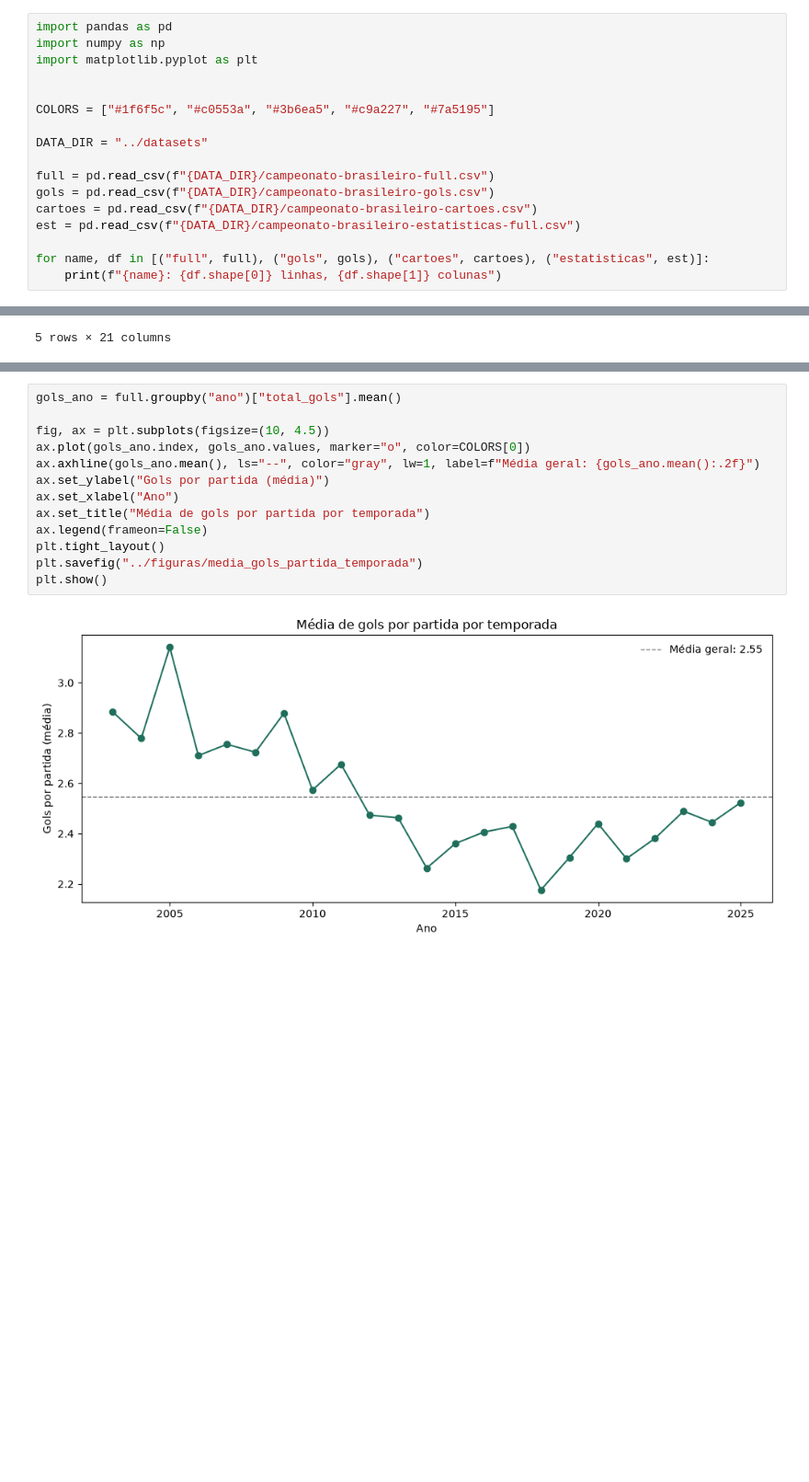
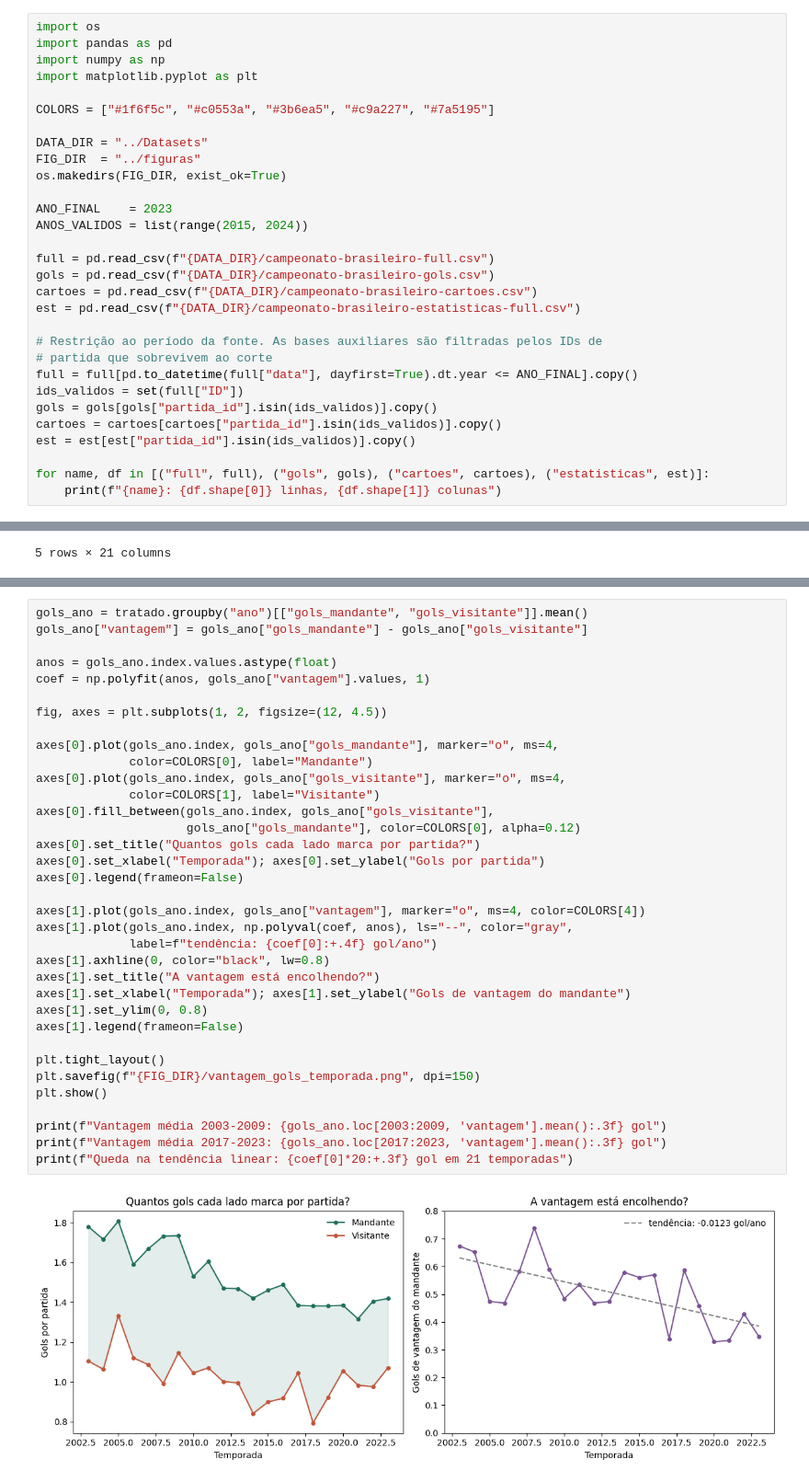
Before and after one commit to KIOliveira/T2-CienciaDeDados, a Jupyter notebook: notebooks/EDA.ipynb, the cells around one changed output, grey strips where cells are left out. Shown at 92% size. Drawn from its saved outputs; the diff is of its cells as text; blank space fills up the shorter version.

```diff
--- a/notebooks/EDA.ipynb
+++ b/notebooks/EDA.ipynb
@@ -7,18 +15,31 @@ Este notebook carrega as 4 bases do projeto, faz a limpeza básica, e conduz a a
 # %%
+import os
 import pandas as pd
 import numpy as np
 import matplotlib.pyplot as plt
 
-
 COLORS = ["#1f6f5c", "#c0553a", "#3b6ea5", "#c9a227", "#7a5195"]
 
-DATA_DIR = "../datasets"
+DATA_DIR = "../Datasets"
+FIG_DIR  = "../figuras"
+os.makedirs(FIG_DIR, exist_ok=True)
+
+ANO_FINAL    = 2023
+ANOS_VALIDOS = list(range(2015, 2024))
 
 full = pd.read_csv(f"{DATA_DIR}/campeonato-brasileiro-full.csv")
 gols = pd.read_csv(f"{DATA_DIR}/campeonato-brasileiro-gols.csv")
 cartoes = pd.read_csv(f"{DATA_DIR}/campeonato-brasileiro-cartoes.csv")
 est = pd.read_csv(f"{DATA_DIR}/campeonato-brasileiro-estatisticas-full.csv")
 
+# Restrição ao período da fonte. As bases auxiliares são filtradas pelos IDs de
+# partida que sobrevivem ao corte
+full = full[pd.to_datetime(full["data"], dayfirst=True).dt.year <= ANO_FINAL].copy()
+ids_validos = set(full["ID"])
+gols = gols[gols["partida_id"].isin(ids_validos)].copy()
+cartoes = cartoes[cartoes["partida_id"].isin(ids_validos)].copy()
+est = est[est["partida_id"].isin(ids_validos)].copy()
+
 for name, df in [("full", full), ("gols", gols), ("cartoes", cartoes), ("estatisticas", est)]:
     print(f"{name}: {df.shape[0]} linhas, {df.shape[1]} colunas")
 # %% [output]
@@ -146,15 +440,37 @@ plt.show()
 # %%
-gols_ano = full.groupby("ano")["total_gols"].mean()
+gols_ano = tratado.groupby("ano")[["gols_mandante", "gols_visitante"]].mean()
+gols_ano["vantagem"] = gols_ano["gols_mandante"] - gols_ano["gols_visitante"]
 
-fig, ax = plt.subplots(figsize=(10, 4.5))
-ax.plot(gols_ano.index, gols_ano.values, marker="o", color=COLORS[0])
-ax.axhline(gols_ano.mean(), ls="--", color="gray", lw=1, label=f"Média geral: {gols_ano.mean():.2f}")
-ax.set_ylabel("Gols por partida (média)")
-ax.set_xlabel("Ano")
-ax.set_title("Média de gols por partida por temporada")
-ax.legend(frameon=False)
+anos = gols_ano.index.values.astype(float)
+coef = np.polyfit(anos, gols_ano["vantagem"].values, 1)
+
+fig, axes = plt.subplots(1, 2, figsize=(12, 4.5))
+
+axes[0].plot(gols_ano.index, gols_ano["gols_mandante"], marker="o", ms=4,
+             color=COLORS[0], label="Mandante")
+axes[0].plot(gols_ano.index, gols_ano["gols_visitante"], marker="o", ms=4,
+             color=COLORS[1], label="Visitante")
+axes[0].fill_between(gols_ano.index, gols_ano["gols_visitante"],
+                     gols_ano["gols_mandante"], color=COLORS[0], alpha=0.12)
+axes[0].set_title("Quantos gols cada lado marca por partida?")
+axes[0].set_xlabel("Temporada"); axes[0].set_ylabel("Gols por partida")
+axes[0].legend(frameon=False)
+
+axes[1].plot(gols_ano.index, gols_ano["vantagem"], marker="o", ms=4, color=COLORS[4])
+axes[1].plot(gols_ano.index, np.polyval(coef, anos), ls="--", color="gray",
+             label=f"tendência: {coef[0]:+.4f} gol/ano")
+axes[1].axhline(0, color="black", lw=0.8)
+axes[1].set_title("A vantagem está encolhendo?")
+axes[1].set_xlabel("Temporada"); axes[1].set_ylabel("Gols de vantagem do mandante")
+axes[1].set_ylim(0, 0.8)
+axes[1].legend(frameon=False)
+
 plt.tight_layout()
-plt.savefig("../figuras/media_gols_partida_temporada")
+plt.savefig(f"{FIG_DIR}/vantagem_gols_temporada.png", dpi=150)
 plt.show()
+
+print(f"Vantagem média 2003-2009: {gols_ano.loc[2003:2009, 'vantagem'].mean():.3f} gol")
+print(f"Vantagem média 2017-2023: {gols_ano.loc[2017:2023, 'vantagem'].mean():.3f} gol")
+print(f"Queda na tendência linear: {coef[0]*20:+.3f} gol em 21 temporadas")
 # %% [output]
-[figure, old version]
+[figure, new version]
```
Also changed, not shown: parts of 51 cells of this notebook.
